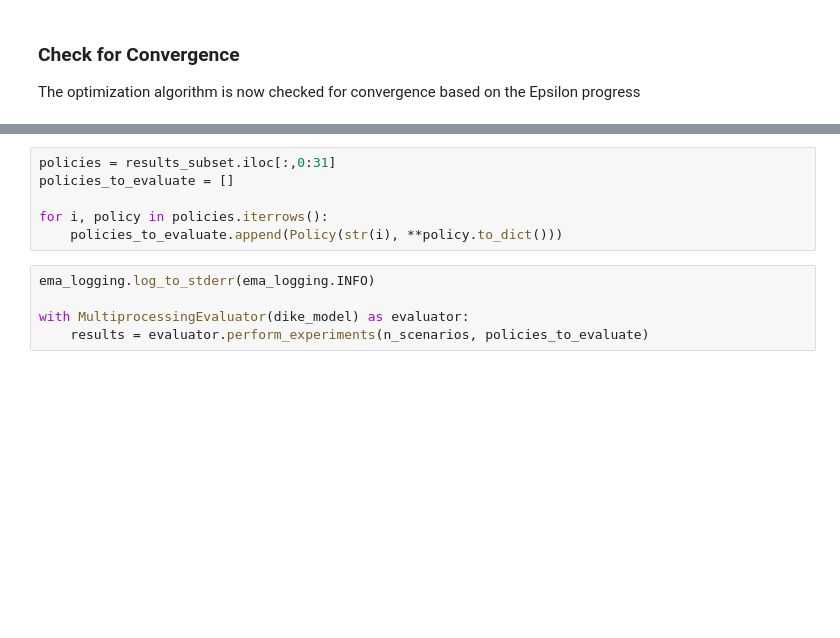
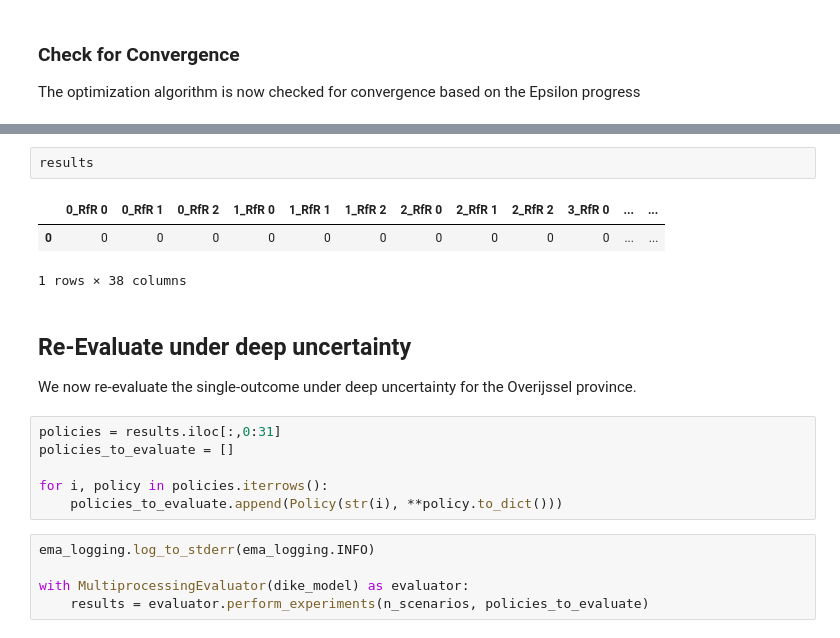
Before and after one commit to herzogrh/model-based-decision-making, a Jupyter notebook: model/3 - Multi-Scenario MORDM Overijssel.ipynb, the cells around one changed output, grey strips where cells are left out. Saved outputs shown, nothing was run; the diff lists cells and outputs as text; blank space fills up the shorter version.

```diff
--- a/model/3 - Multi-Scenario MORDM Overijssel.ipynb
+++ b/model/3 - Multi-Scenario MORDM Overijssel.ipynb
@@ -170,5 +124,14 @@ We further use the remaining policies to test them under deep uncertainty by run
+# %%
+results
+# %% [output]
+|  | 0_RfR 0 | 0_RfR 1 | 0_RfR 2 | 1_RfR 0 | 1_RfR 1 | 1_RfR 2 | 2_RfR 0 | 2_RfR 1 | 2_RfR 2 | 3_RfR 0 | ... | ... |
+| 0 | 0 | 0 | 0 | 0 | 0 | 0 | 0 | 0 | 0 | 0 | ... | ... |
+1 rows × 38 columns
+# %% [markdown]
+## Re-Evaluate under deep uncertainty
+We now re-evaluate the single-outcome under deep uncertainty for the Overijssel province.
 # %%
-policies = results_subset.iloc[:,0:31]
+policies = results.iloc[:,0:31]
 policies_to_evaluate = []
 
 for i, policy in policies.iterrows():
```
Also changed, not shown: parts of 39 cells of this notebook, 2 other files.
